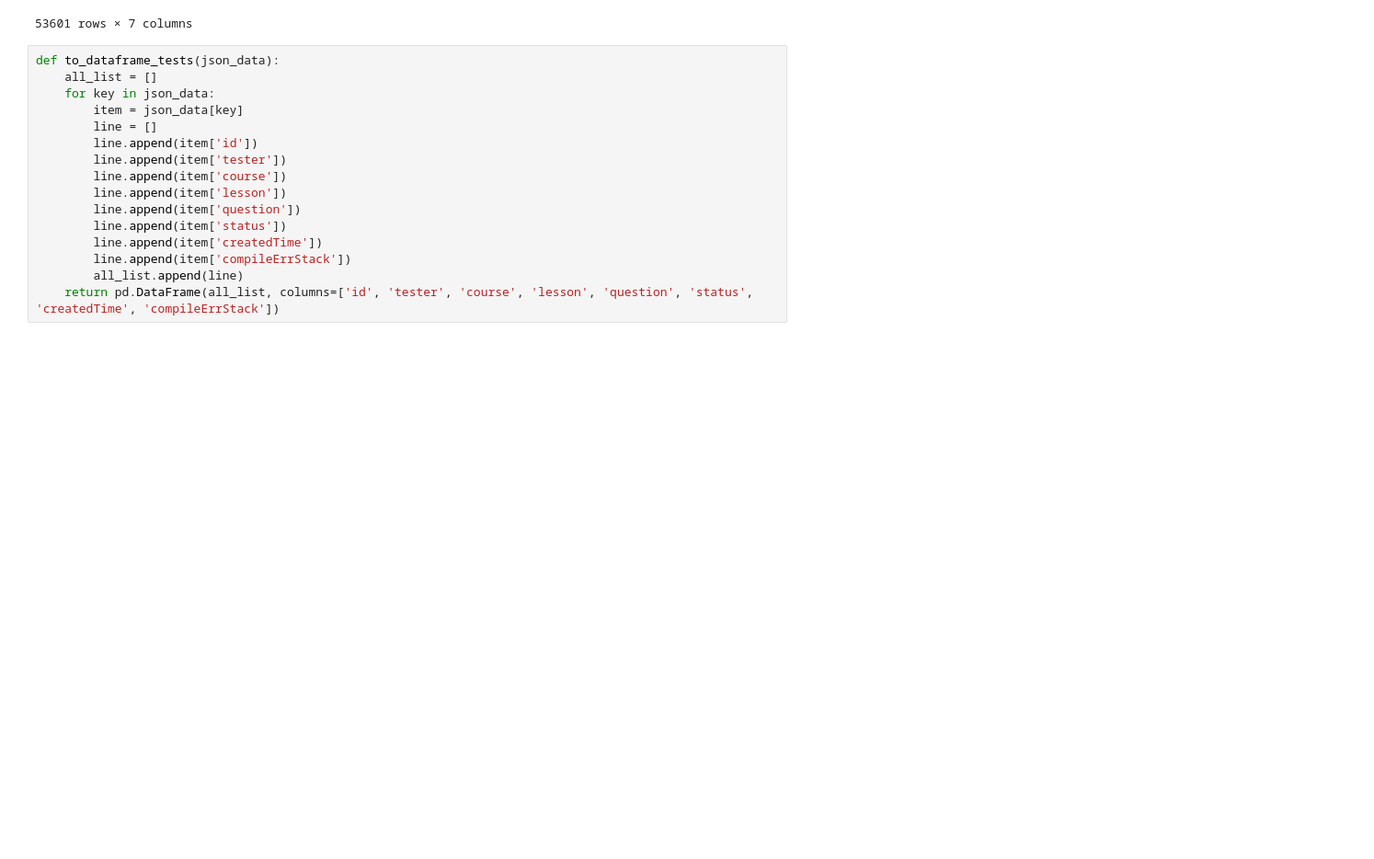
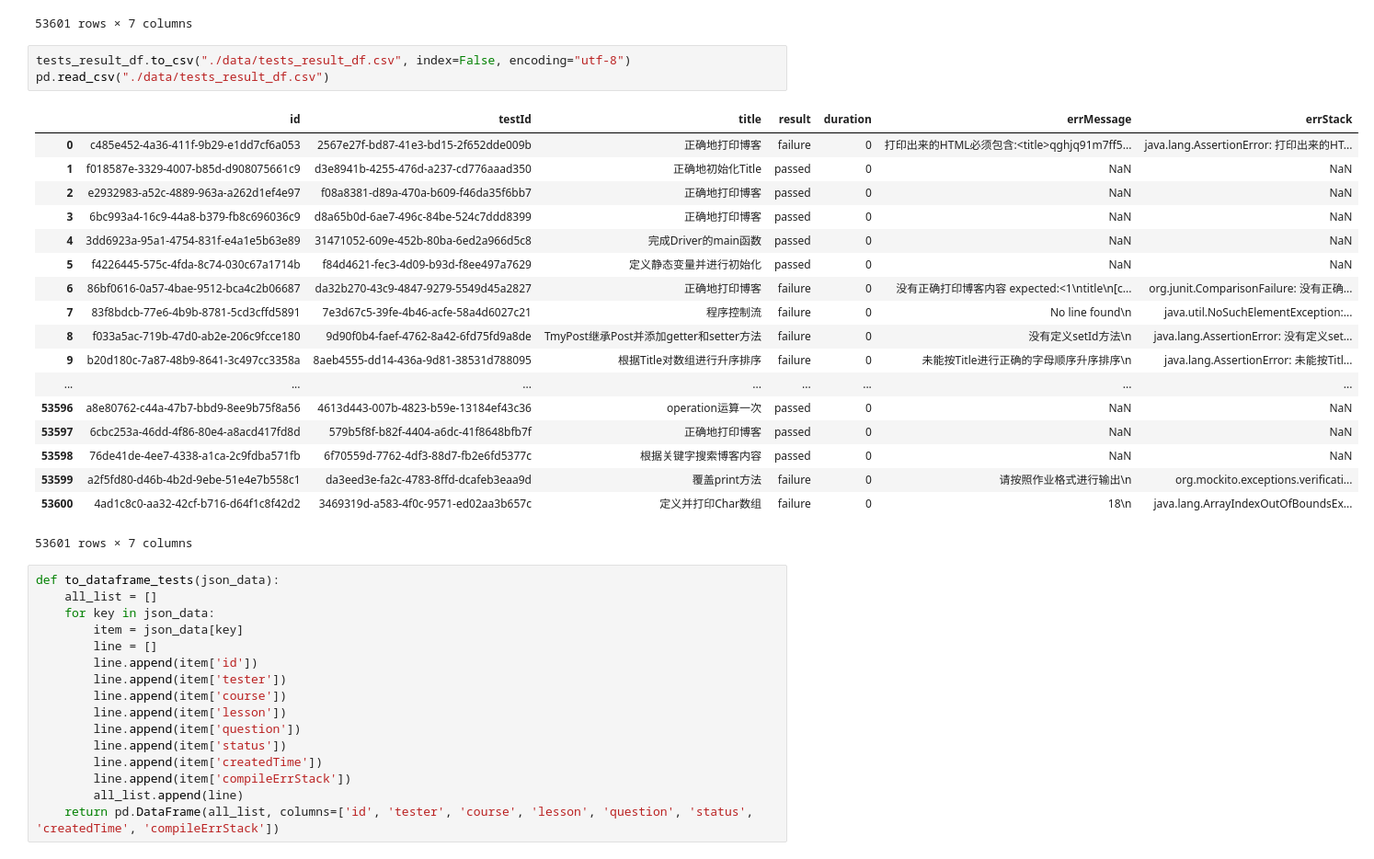
Before and after one commit to xzhren/autoQA, a Jupyter notebook: JsonData2DataFrame.ipynb, the cells around one changed output. Shown at 92% size. Drawn from its saved outputs; the diff is of its cells as text; blank space fills up the shorter version.

```diff
--- a/JsonData2DataFrame.ipynb
+++ b/JsonData2DataFrame.ipynb
@@ -236,6 +236,28 @@ tests_result_df
 | 53599 | a2f5fd80-d46b-4b2d-9ebe-51e4e7b558c1 | da3eed3e-fa2c-4783-8ffd-dcafeb3eaa9d | 覆盖print方法 | failure | 0 | 请按照作业格式进行输出\n | org.mockito.exceptions.verificati... |
 | 53600 | 4ad1c8c0-aa32-42cf-b716-d64f1c8f42d2 | 3469319d-a583-4f0c-9571-ed02aa3b657c | 定义并打印Char数组 | failure | 0 | 18\n | java.lang.ArrayIndexOutOfBoundsEx... |
 53601 rows × 7 columns
+# %%
+tests_result_df.to_csv("./data/tests_result_df.csv", index=False, encoding="utf-8")
+pd.read_csv("./data/tests_result_df.csv")
+# %% [output]
+|  | id | testId | title | result | duration | errMessage | errStack |
+| 0 | c485e452-4a36-411f-9b29-e1dd7cf6a053 | 2567e27f-bd87-41e3-bd15-2f652dde009b | 正确地打印博客 | failure | 0 | 打印出来的HTML必须包含:<title>qghjq91m7ff5... | java.lang.AssertionError: 打印出来的HT... |
+| 1 | f018587e-3329-4007-b85d-d908075661c9 | d3e8941b-4255-476d-a237-cd776aaad350 | 正确地初始化Title | passed | 0 | NaN | NaN |
+| 2 | e2932983-a52c-4889-963a-a262d1ef4e97 | f08a8381-d89a-470a-b609-f46da35f6bb7 | 正确地打印博客 | passed | 0 | NaN | NaN |
+| 3 | 6bc993a4-16c9-44a8-b379-fb8c696036c9 | d8a65b0d-6ae7-496c-84be-524c7ddd8399 | 正确地打印博客 | passed | 0 | NaN | NaN |
+| 4 | 3dd6923a-95a1-4754-831f-e4a1e5b63e89 | 31471052-609e-452b-80ba-6ed2a966d5c8 | 完成Driver的main函数 | passed | 0 | NaN | NaN |
+| 5 | f4226445-575c-4fda-8c74-030c67a1714b | f84d4621-fec3-4d09-b93d-f8ee497a7629 | 定义静态变量并进行初始化 | passed | 0 | NaN | NaN |
+| 6 | 86bf0616-0a57-4bae-9512-bca4c2b06687 | da32b270-43c9-4847-9279-5549d45a2827 | 正确地打印博客 | failure | 0 | 没有正确打印博客内容 expected:<1\ntitle\n[c... | org.junit.ComparisonFailure: 没有正确... |
+| 7 | 83f8bdcb-77e6-4b9b-8781-5cd3cffd5891 | 7e3d67c5-39fe-4b46-acfe-58a4d6027c21 | 程序控制流 | failure | 0 | No line found\n | java.util.NoSuchElementException:... |
+| 8 | f033a5ac-719b-47d0-ab2e-206c9fcce180 | 9d90f0b4-faef-4762-8a42-6fd75fd9a8de | TmyPost继承Post并添加getter和setter方法 | failure | 0 | 没有定义setId方法\n | java.lang.AssertionError: 没有定义set... |
+| 9 | b20d180c-7a87-48b9-8641-3c497cc3358a | 8aeb4555-dd14-436a-9d81-38531d788095 | 根据Title对数组进行升序排序 | failure | 0 | 未能按Title进行正确的字母顺序升序排序\n | java.lang.AssertionError: 未能按Titl... |
+| ... | ... | ... | ... | ... | ... | ... | ... |
+| 53596 | a8e80762-c44a-47b7-bbd9-8ee9b75f8a56 | 4613d443-007b-4823-b59e-13184ef43c36 | operation运算一次 | passed | 0 | NaN | NaN |
+| 53597 | 6cbc253a-46dd-4f86-80e4-a8acd417fd8d | 579b5f8f-b82f-4404-a6dc-41f8648bfb7f | 正确地打印博客 | passed | 0 | NaN | NaN |
+| 53598 | 76de41de-4ee7-4338-a1ca-2c9fdba571fb | 6f70559d-7762-4df3-88d7-fb2e6fd5377c | 根据关键字搜索博客内容 | passed | 0 | NaN | NaN |
+| 53599 | a2f5fd80-d46b-4b2d-9ebe-51e4e7b558c1 | da3eed3e-fa2c-4783-8ffd-dcafeb3eaa9d | 覆盖print方法 | failure | 0 | 请按照作业格式进行输出\n | org.mockito.exceptions.verificati... |
+| 53600 | 4ad1c8c0-aa32-42cf-b716-d64f1c8f42d2 | 3469319d-a583-4f0c-9571-ed02aa3b657c | 定义并打印Char数组 | failure | 0 | 18\n | java.lang.ArrayIndexOutOfBoundsEx... |
+53601 rows × 7 columns
 # %%
 def to_dataframe_tests(json_data):
     all_list = []
```
Also changed, not shown: parts of 1 cell of this notebook, 1 other file.
